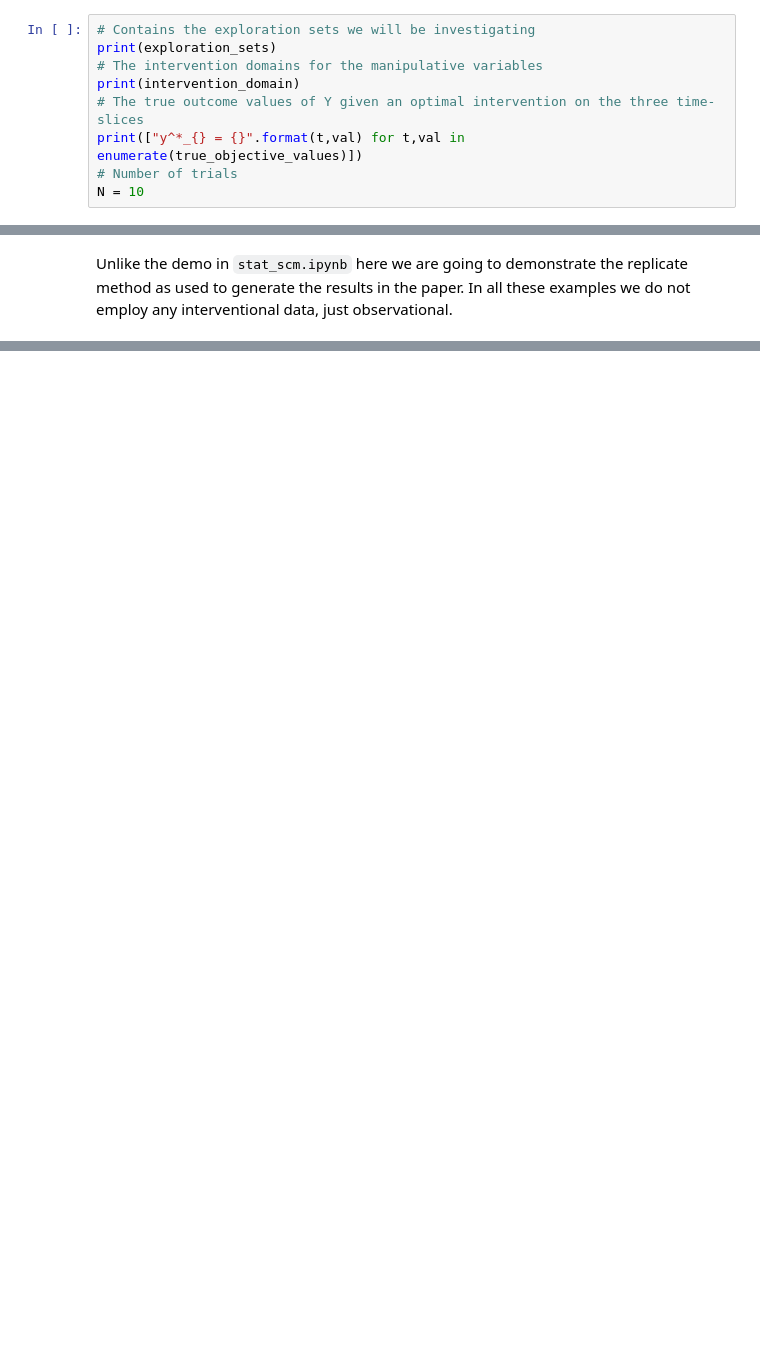
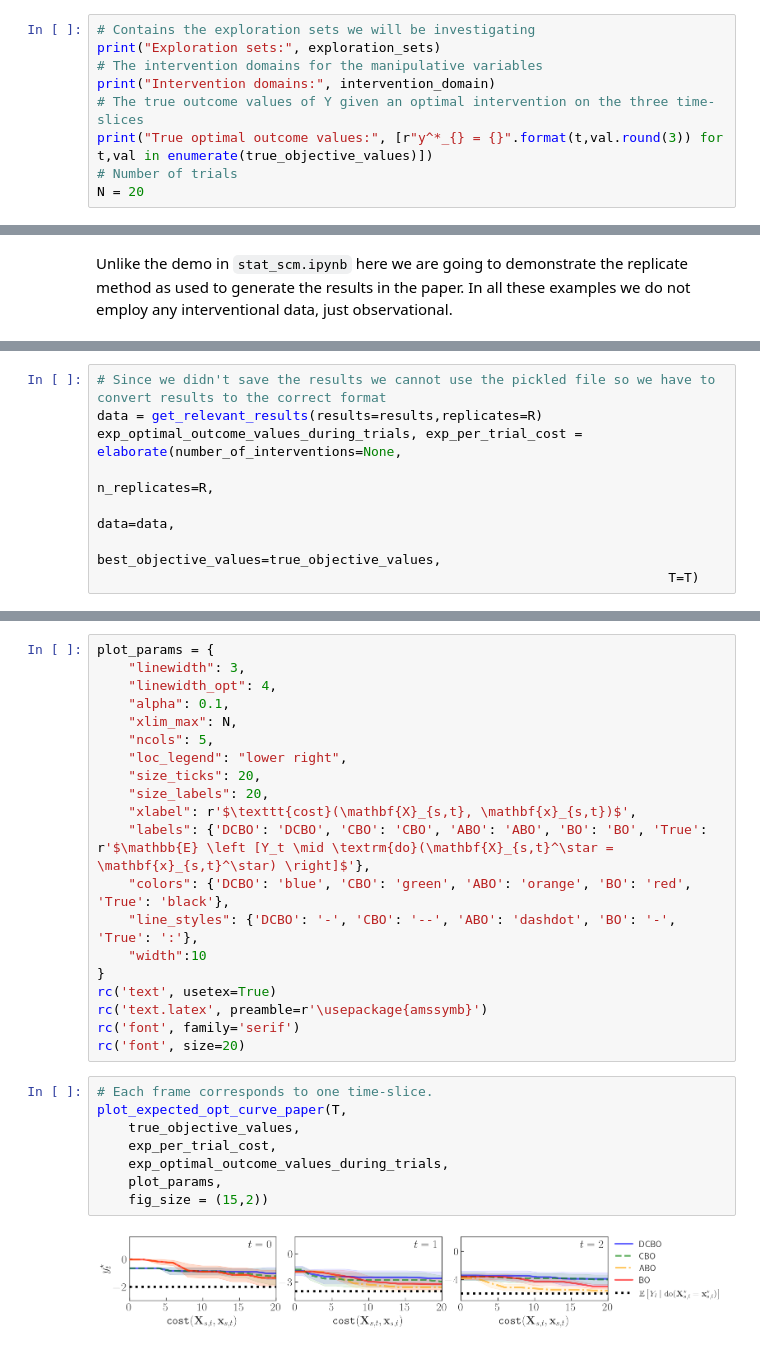
Before and after one commit to neildhir/DCBO, a Jupyter notebook: notebooks/ind_scm.ipynb, the cells around one changed output, grey strips where cells are left out. Cells and saved outputs as stored; diff of their text form; blank space fills up the shorter version.

```diff
--- a/notebooks/ind_scm.ipynb
+++ b/notebooks/ind_scm.ipynb
@@ -59,11 +46,11 @@ Notice that we make use of two types of structural equations models: `init_sem`
 ## Other setup parameters
 # %%
 # Contains the exploration sets we will be investigating
-print(exploration_sets)
+print("Exploration sets:", exploration_sets)
 # The intervention domains for the manipulative variables
-print(intervention_domain)
+print("Intervention domains:", intervention_domain)
 # The true outcome values of Y given an optimal intervention on the three time-slices
-print(["y^*_{} = {}".format(t,val) for t,val in enumerate(true_objective_values)])
+print("True optimal outcome values:", [r"y^*_{} = {}".format(t,val.round(3)) for t,val in enumerate(true_objective_values)])
 # Number of trials
-N = 10
+N = 20
 # %% [output]
@@ -177,0 +152,8 @@ Optimization restart 1/1, f = 11.842489396046677
+# %%
+# Since we didn't save the results we cannot use the pickled file so we have to convert results to the correct format
+data = get_relevant_results(results=results,replicates=R)
+exp_optimal_outcome_values_during_trials, exp_per_trial_cost = elaborate(number_of_interventions=None,
+                                                                         n_replicates=R,
+                                                                         data=data,
+                                                                         best_objective_values=true_objective_values,
+                                                                         T=T)
@@ -177,0 +162,30 @@ Optimization restart 1/1, f = 11.842489396046677
+# %%
+plot_params = {
+    "linewidth": 3,
+    "linewidth_opt": 4,
+    "alpha": 0.1,
+    "xlim_max": N,
+    "ncols": 5,
+    "loc_legend": "lower right",
+    "size_ticks": 20,
+    "size_labels": 20,
+    "xlabel": r'$\texttt{cost}(\mathbf{X}_{s,t}, \mathbf{x}_{s,t})$',
+    "labels": {'DCBO': 'DCBO', 'CBO': 'CBO', 'ABO': 'ABO', 'BO': 'BO', 'True': r'$\mathbb{E} \left [Y_t \mid \textrm{do}(\mathbf{X}_{s,t}^\star = \mathbf{x}_{s,t}^\star) \right]$'},
+    "colors": {'DCBO': 'blue', 'CBO': 'green', 'ABO': 'orange', 'BO': 'red', 'True': 'black'},
+    "line_styles": {'DCBO': '-', 'CBO': '--', 'ABO': 'dashdot', 'BO': '-', 'True': ':'},
+    "width":10
+}
+rc('text', usetex=True)
+rc('text.latex', preamble=r'\usepackage{amssymb}')
+rc('font', family='serif')
+rc('font', size=20)
+# %%
+# Each frame corresponds to one time-slice.
+plot_expected_opt_curve_paper(T,
+    true_objective_values,
+    exp_per_trial_cost,
+    exp_optimal_outcome_values_during_trials,
+    plot_params,
+    fig_size = (15,2))
+# %% [output]
+[figure, added]
```
Also changed, not shown: parts of 13 cells of this notebook, 6 other files.
